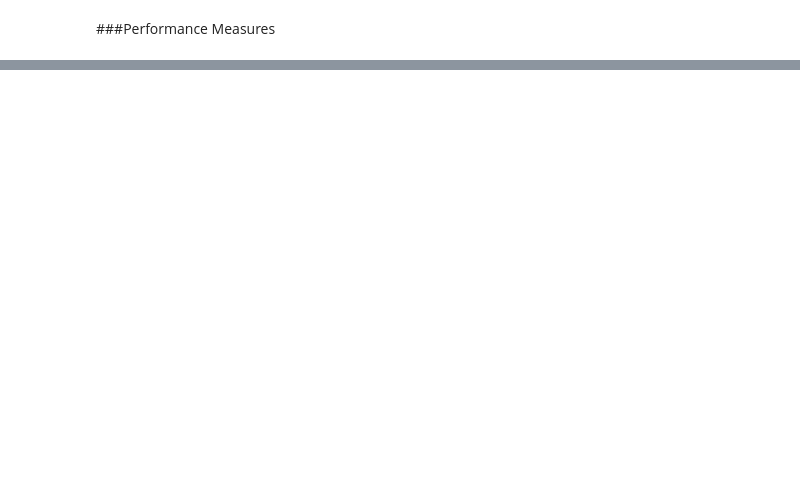
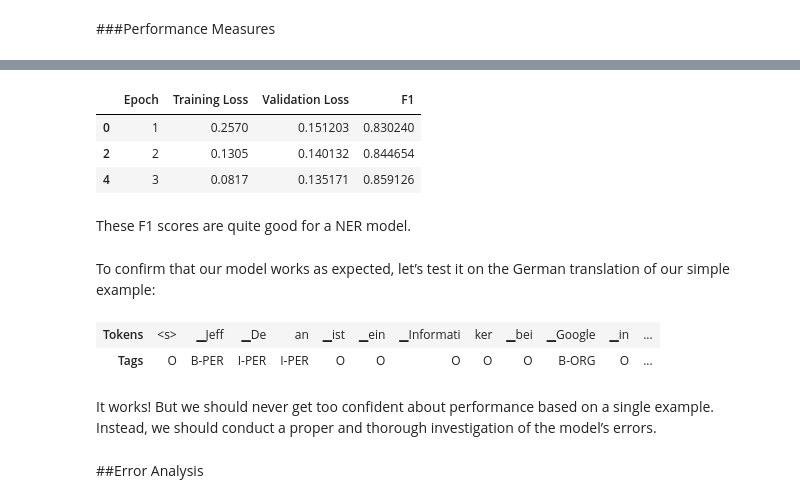
Before and after one commit to rahiakela/transformers-research-and-practice, a Jupyter notebook: natural-language-processing-with-transformers/04-multilingual-ner/multilingual_named_entity_recognition.ipynb, the cells around one changed output, grey strips where cells are left out. Drawn from its saved outputs; the diff is of its cells as text; code cells hidden in the pictures; blank space fills up the shorter version.

```diff
--- a/natural-language-processing-with-transformers/04-multilingual-ner/multilingual_named_entity_recognition.ipynb
+++ b/natural-language-processing-with-transformers/04-multilingual-ner/multilingual_named_entity_recognition.ipynb
@@ -676,0 +781,2 @@ Dataset({
+# %%
+data_collator = DataCollatorForTokenClassification(xlmr_tokenizer)
@@ -676,0 +790,3 @@ Dataset({
+# %%
+def model_init():
+  return (XLMRobertaForTokenClassification.from_pretrained(xlmr_model_name, config=xlmr_config).to(device))
@@ -676,0 +795,8 @@ Dataset({
+# %%
+trainer = Trainer(model_init=model_init,
+                  args=training_args,
+                  data_collator=data_collator,
+                  compute_metrics=compute_metrics,
+                  train_dataset=panx_de_encoded["train"],
+                  eval_dataset=panx_de_encoded["validation"],
+                  tokenizer=xlmr_tokenizer)
@@ -676,0 +805,2 @@ Dataset({
+# %%
+trainer.train()
@@ -676,0 +814,31 @@ Dataset({
+# %%
+df = pd.DataFrame(trainer.state.log_history)[["epoch", "loss", "eval_loss", "eval_f1"]]
+df = df.rename(columns={"epoch": "Epoch", "loss": "Training Loss", "eval_loss": "Validation Loss", "eval_f1": "F1"})
+
+df["Epoch"] = df["Epoch"].apply(lambda x: round(x))
+df["Training Loss"] = df["Training Loss"].ffill()
+df[["Validation Loss", "F1"]] = df[["Validation Loss", "F1"]].bfill().ffill()
+df.drop_duplicates()
+# %% [output]
+|  | Epoch | Training Loss | Validation Loss | F1 |
+| 0 | 1 | 0.2570 | 0.151203 | 0.830240 |
+| 2 | 2 | 0.1305 | 0.140132 | 0.844654 |
+| 4 | 3 | 0.0817 | 0.135171 | 0.859126 |
+# %% [markdown]
+These F1 scores are quite good for a NER model.
+# %% [markdown]
+To confirm that our model
+works as expected, let’s test it on the German translation of our simple
+example:
+# %%
+text_de = "Jeff Dean ist ein Informatiker bei Google in Kalifornien"
+tag_text(text_de, tags, trainer.model, xlmr_tokenizer)
+# %% [output]
+| Tokens | <s> | ▁Jeff | ▁De | an | ▁ist | ▁ein | ▁Informati | ker | ▁bei | ▁Google | ▁in | ... |
+| Tags | O | B-PER | I-PER | I-PER | O | O | O | O | O | B-ORG | O | ... |
+# %% [markdown]
+It works! But we should never get too confident about performance based on
+a single example. Instead, we should conduct a proper and thorough
+investigation of the model’s errors.
+# %% [markdown]
+##Error Analysis
```
Also changed, not shown: parts of 21 cells of this notebook.
